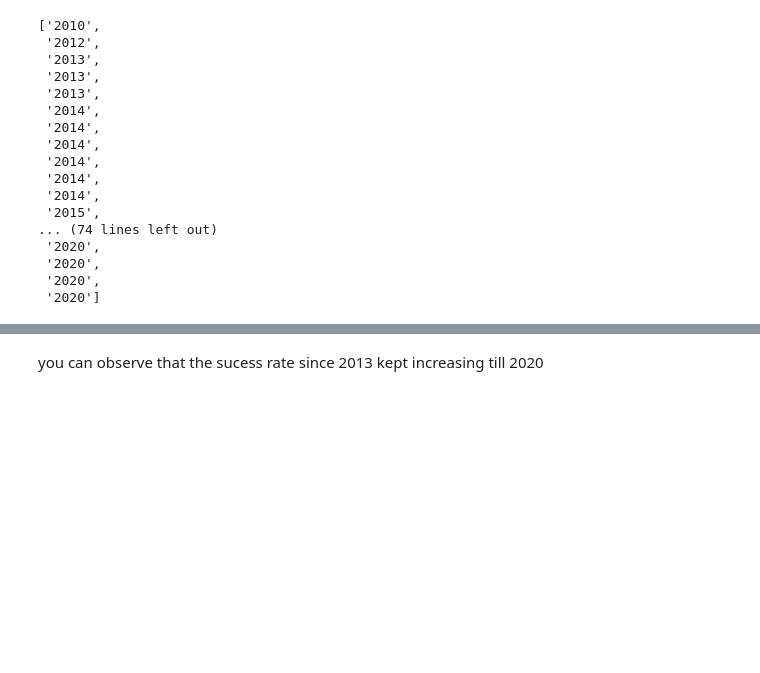
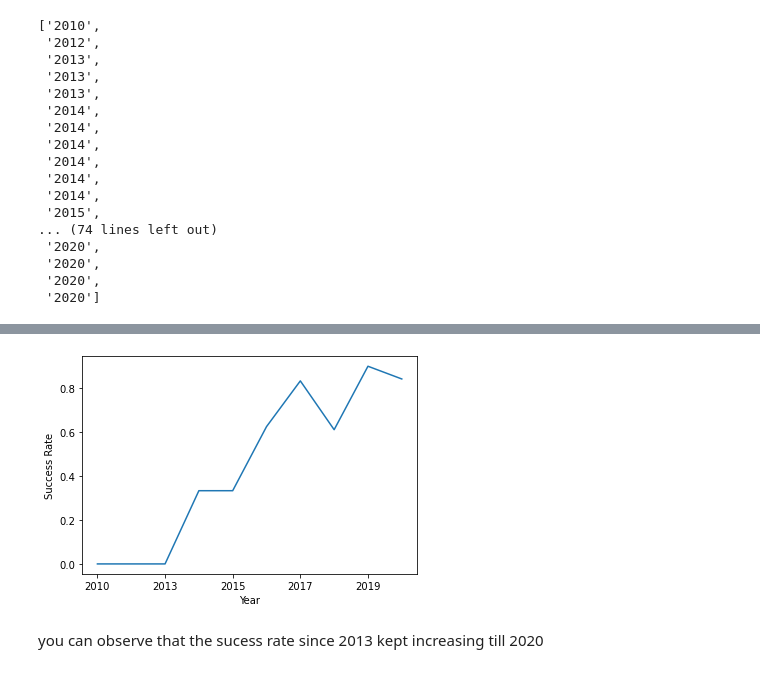
Before and after one commit to jessicaleave/Winning-Space-Race-with-Data-Science, a Jupyter notebook: Week 2 EDA with Visualization.ipynb, the cells around one changed output, grey strips where cells are left out. Cells and saved outputs as stored; diff of their text form; code cells hidden in the pictures; blank space fills up the shorter version.

```diff
--- a/Week 2 EDA with Visualization.ipynb
+++ b/Week 2 EDA with Visualization.ipynb
@@ -195,5 +195,11 @@ year
 # Plot a line chart with x axis to be the extracted year and y axis to be the success rate
 df["Year"]=year
 df.head()
-df.plot()
+df.groupby("Year").mean()['Class'].plot(kind='line')
+
+plt.xlabel("Year",fontsize=10)
+
+plt.ylabel("Success Rate",fontsize=10)
+
+plt.show()
 # %% [output]
@@ -206,3 +206,4 @@ df.plot()
+[figure, added]
 # %% [markdown]
 you can observe that the sucess rate since 2013 kept increasing till 2020
 # %% [markdown]
```
Also changed, not shown: parts of 3 cells of this notebook.
